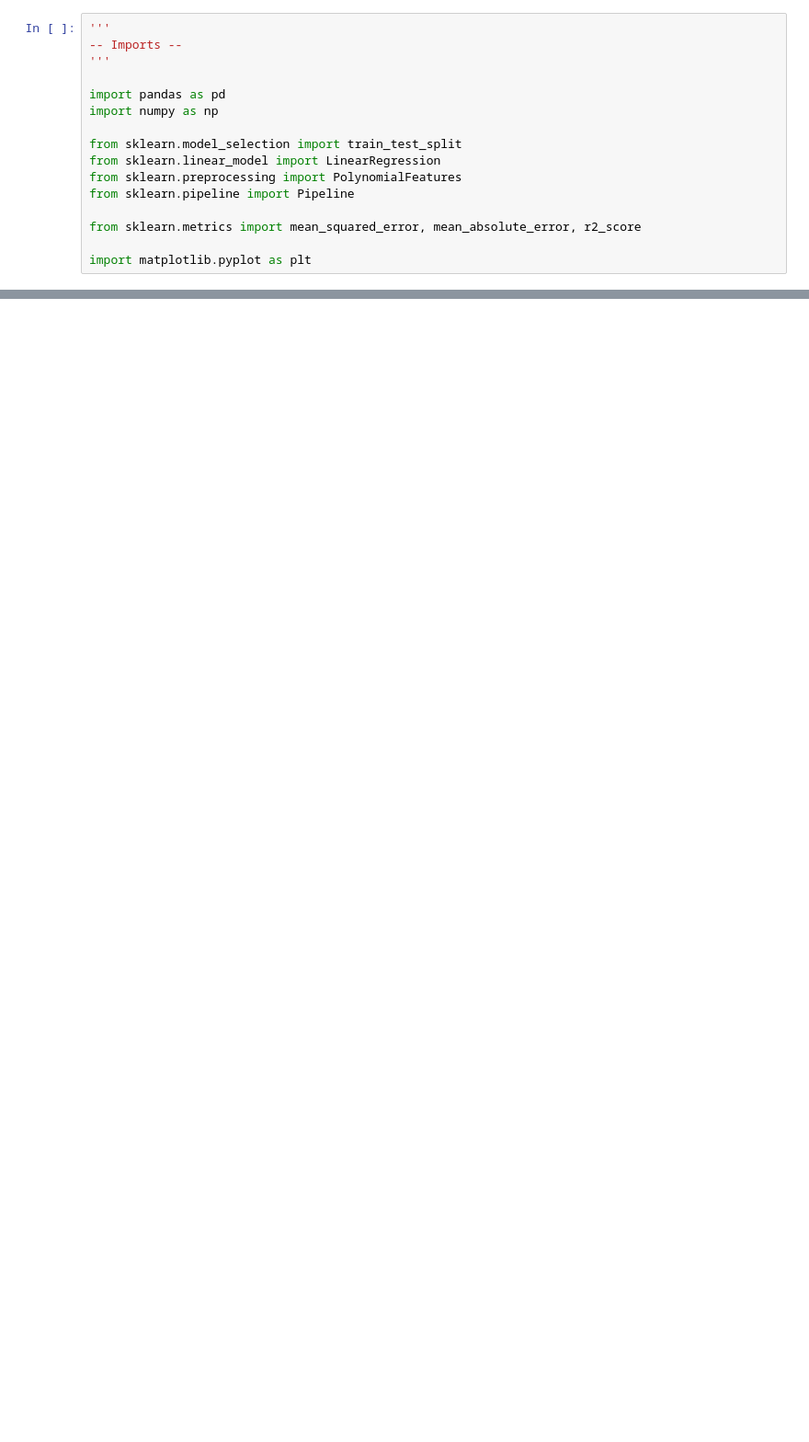
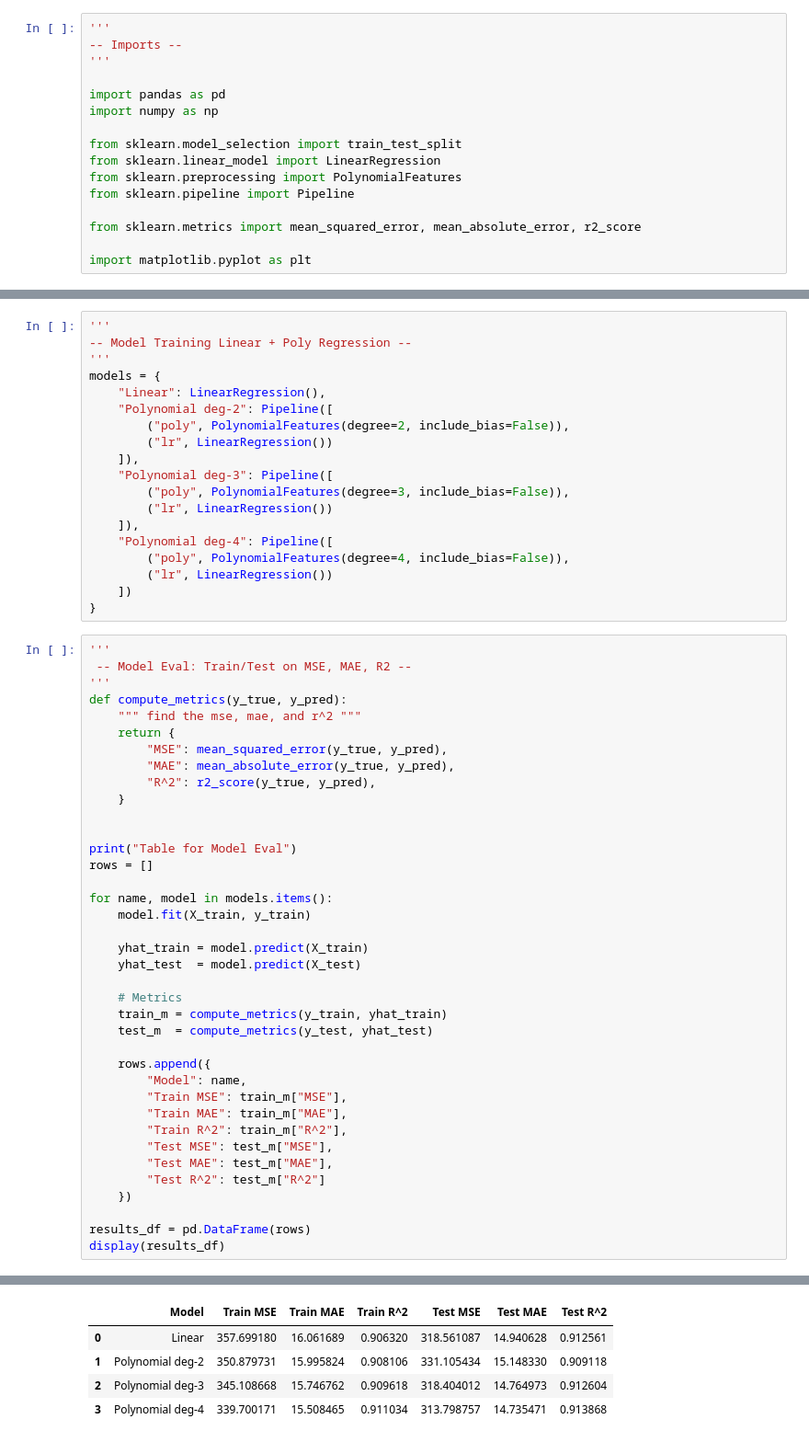
Before and after one commit to kuhunain/Data-Driven-ML, a Jupyter notebook: PredictHPFromFuelConsumption.ipynb, the cells around one changed output, grey strips where cells are left out. Shown at 92% size. Cells and saved outputs as stored; diff of their text form; blank space fills up the shorter version.

Commit message:
-- Part 1 finished - correlation between Horse Power and Fuel Economy with details on which model out of the 4 peroformed best and why.

```diff
--- a/PredictHPFromFuelConsumption.ipynb
+++ b/PredictHPFromFuelConsumption.ipynb
@@ -70,0 +72,58 @@ X_train, X_test, y_train, y_test = split_data(X, y, test_size=test_size, random_
+# %%
+'''
+-- Model Training Linear + Poly Regression --
+'''
+models = {
+    "Linear": LinearRegression(),
+    "Polynomial deg-2": Pipeline([
+        ("poly", PolynomialFeatures(degree=2, include_bias=False)),
+        ("lr", LinearRegression())
+    ]),
+    "Polynomial deg-3": Pipeline([
+        ("poly", PolynomialFeatures(degree=3, include_bias=False)),
+        ("lr", LinearRegression())
+    ]),
+    "Polynomial deg-4": Pipeline([
+        ("poly", PolynomialFeatures(degree=4, include_bias=False)),
+        ("lr", LinearRegression())
+    ])
+}
+# %%
+'''
+ -- Model Eval: Train/Test on MSE, MAE, R2 --
+'''
+def compute_metrics(y_true, y_pred):
+    """ find the mse, mae, and r^2 """
+    return {
+        "MSE": mean_squared_error(y_true, y_pred),
+        "MAE": mean_absolute_error(y_true, y_pred),
+        "R^2": r2_score(y_true, y_pred),
+    }
+
+
+print("Table for Model Eval")
+rows = []
+
+for name, model in models.items():
+    model.fit(X_train, y_train)
+
+    yhat_train = model.predict(X_train)
+    yhat_test  = model.predict(X_test)
+
+    # Metrics
+    train_m = compute_metrics(y_train, yhat_train)
+    test_m  = compute_metrics(y_test, yhat_test)
+
+    rows.append({
+        "Model": name,
+        "Train MSE": train_m["MSE"],
+        "Train MAE": train_m["MAE"],
+        "Train R^2": train_m["R^2"],
+        "Test MSE": test_m["MSE"],
+        "Test MAE": test_m["MAE"],
+        "Test R^2": test_m["R^2"]
+    })
+
+results_df = pd.DataFrame(rows)
+display(results_df)
+# %% [output]
@@ -70,0 +131,5 @@ X_train, X_test, y_train, y_test = split_data(X, y, test_size=test_size, random_
+|  | Model | Train MSE | Train MAE | Train R^2 | Test MSE | Test MAE | Test R^2 |
+| 0 | Linear | 357.699180 | 16.061689 | 0.906320 | 318.561087 | 14.940628 | 0.912561 |
+| 1 | Polynomial deg-2 | 350.879731 | 15.995824 | 0.908106 | 331.105434 | 15.148330 | 0.909118 |
+| 2 | Polynomial deg-3 | 345.108668 | 15.746762 | 0.909618 | 318.404012 | 14.764973 | 0.912604 |
+| 3 | Polynomial deg-4 | 339.700171 | 15.508465 | 0.911034 | 313.798757 | 14.735471 | 0.913868 |
```
Also changed, not shown: parts of 5 cells of this notebook.
